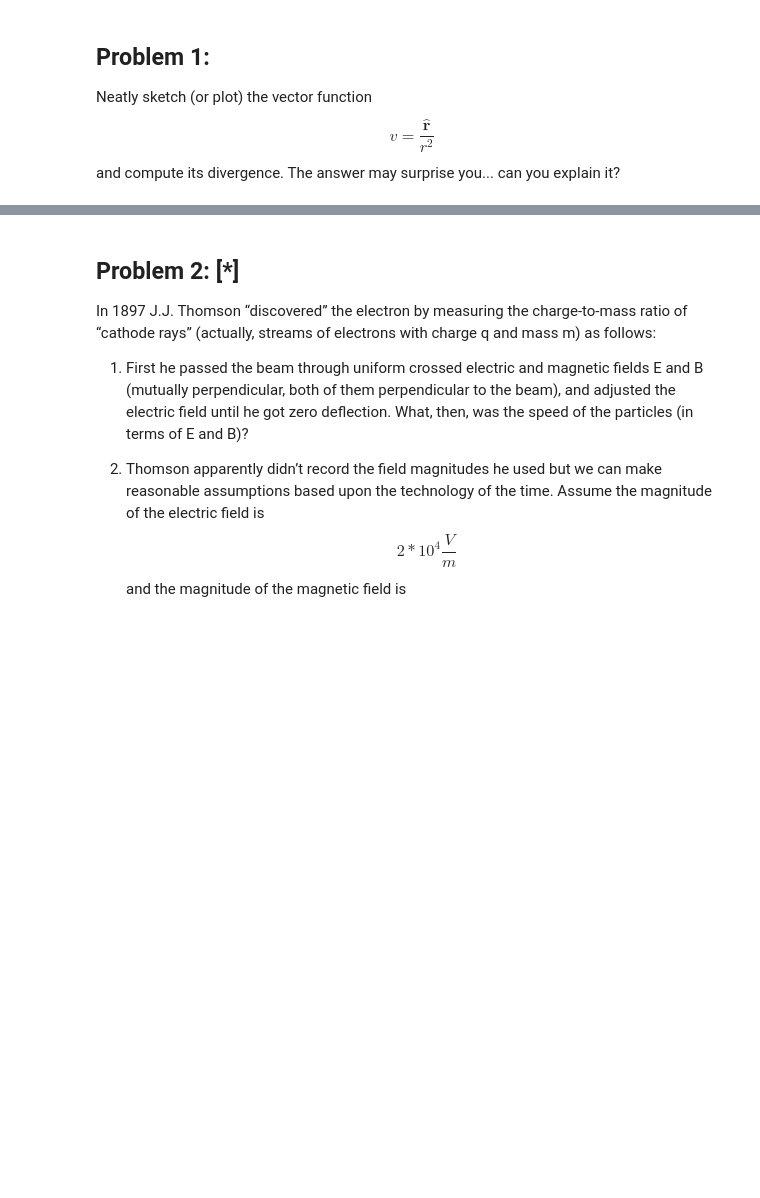
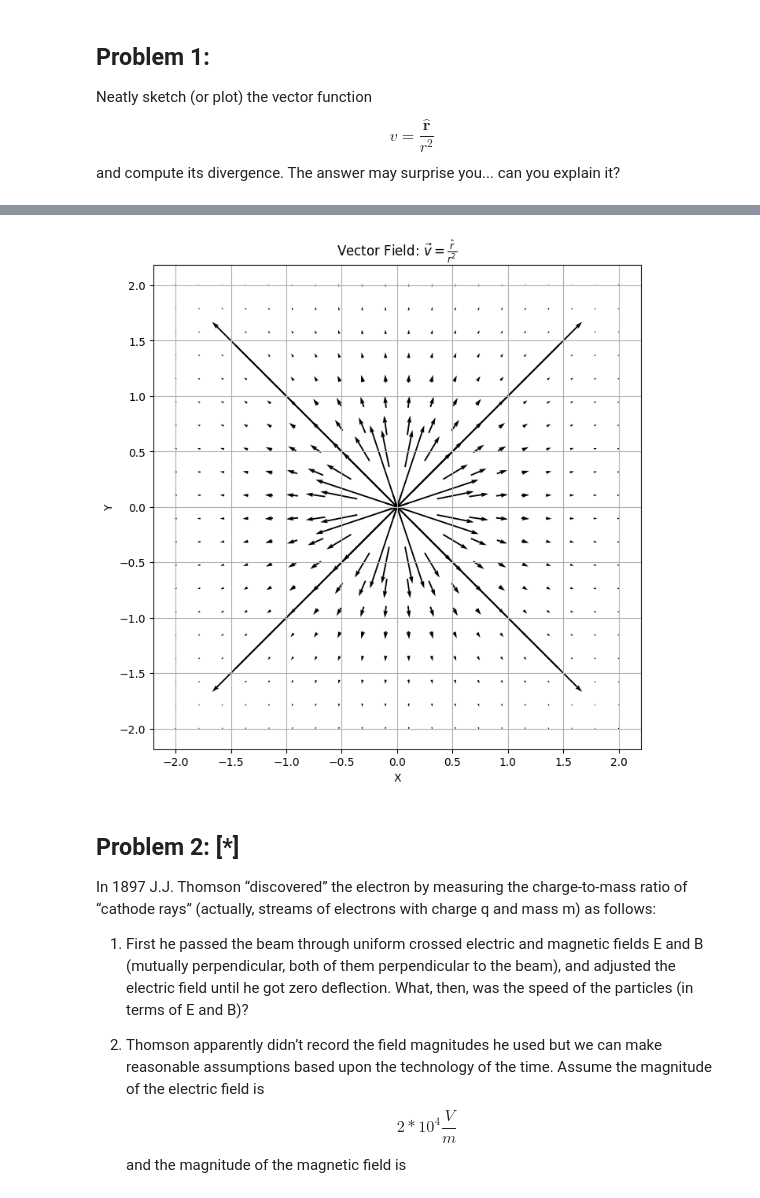
Before and after one commit to Caleb-M-Y/Spring-Acoustics---ElectroMag2, a Jupyter notebook: ElectroMag/ElectroMag2_HW1.ipynb, the cells around one changed output, grey strips where cells are left out. Drawn from its saved outputs; the diff is of its cells as text; code cells hidden in the pictures; blank space fills up the shorter version.

```diff
--- a/ElectroMag/ElectroMag2_HW1.ipynb
+++ b/ElectroMag/ElectroMag2_HW1.ipynb
@@ -10,3 +41,37 @@ and compute its divergence. The answer may surprise you... can you explain it?
+# %%
+# Following the Intro to Jupyter Notebook tutorial:
+# first import the necessary libraries
+import numpy as np
+import matplotlib.pyplot as plt
+
+# for this plot well have to express r in terms of x and y coordinates because
+# r is a radial component
+# we can define the plot area and create a grid of points
+x = np.linspace(-2, 2, 20) # values from -2 to 2 in 20 steps
+y = np.linspace(-2, 2, 20)
+X, Y = np.meshgrid(x, y) # create a mesh grid
+
+r = np.sqrt(X**2 + Y**2) + 1e-9 # adding a small number to avoid division by zero
+
+# now we can define the vector components based on the formula v = r_vector / r^3
+U = X / r**3 # x-component
+V = Y / r**3 # y-component
+
+# now we can create the plot
+plt.figure(figsize=(8, 8)) # set the figure size
+
+# found this cool thing called quiver that plots vector field arrows
+plt.quiver(X, Y, U, V, pivot='mid') # create the quiver plot
+
+# now we can add labels and a title
+plt.title(r'Vector Field: $\vec{v} = \frac{\hat{r}}{r^2}$') # title with LaTeX formatting :/
+plt.xlabel('X') # x-axis label
+plt.ylabel('Y') # y-axis label
+plt.axis('equal') # equal scaling for both axes
+plt.grid(True) # creates the grid lines
+plt.show()
+# %% [output]
+[figure, added]
 # %% [markdown]
 ## Problem 2: [*]
 In 1897 J.J. Thomson “discovered” the electron by measuring the charge-to-mass ratio of
```
Also changed, not shown: parts of 1 cell of this notebook, 1 other file.
